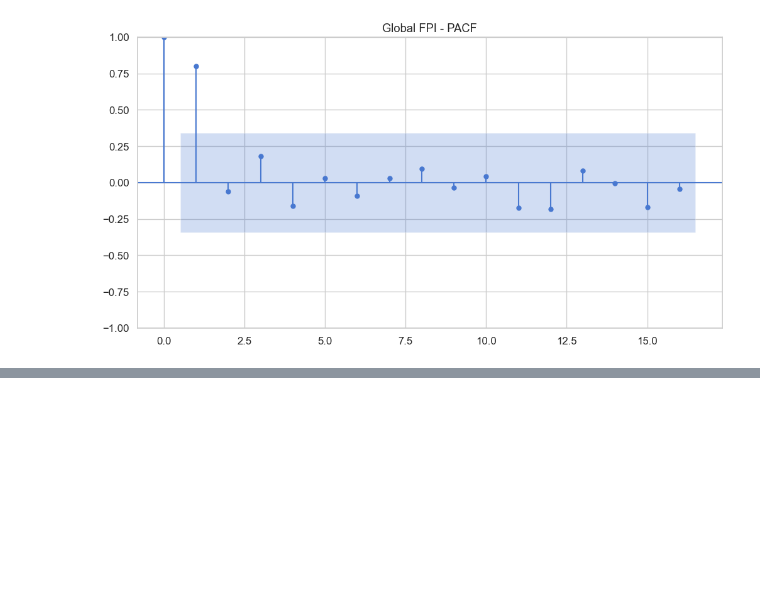
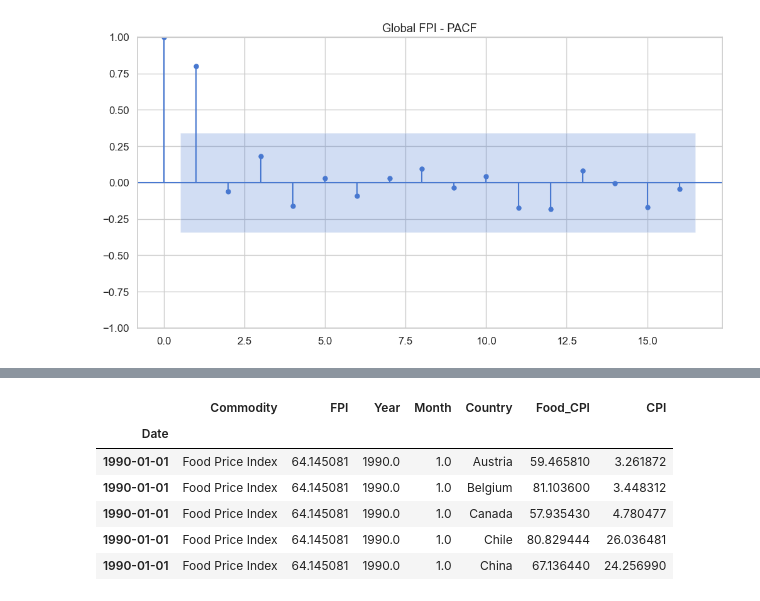
Before and after one commit to j-o-y-14/FOOD_PRICE_MONITOR, a Jupyter notebook: food.ipynb, the cells around one changed output, grey strips where cells are left out. Cells and saved outputs as stored; diff of their text form; code cells hidden in the pictures; blank space fills up the shorter version.

```diff
--- a/food.ipynb
+++ b/food.ipynb
@@ -467,0 +550,10 @@ plt.show()
+# %%
+# Fill remaining missing Food_CPI per country with median
+merged['Food_CPI'] = merged.groupby('Country')['Food_CPI'].transform(
+    lambda x: x.fillna(x.median())
+)
+
+# Fill remaining missing CPI per country with median
+merged['CPI'] = merged.groupby('Country')['CPI'].transform(
+    lambda x: x.fillna(x.median())
+)
@@ -467,0 +571,3 @@ plt.show()
+# %%
+merged['Food_CPI'] = merged['Food_CPI'].fillna(merged['Food_CPI'].median())
+merged['CPI'] = merged['CPI'].fillna(merged['CPI'].median())
@@ -467,0 +602,13 @@ plt.show()
+# %%
+# Keep only rows with a valid Date index
+merged = merged[merged.index.notna()]
+# %%
+merged.head()
+# %% [output]
+|  | Commodity | FPI | Year | Month | Country | Food_CPI | CPI |
+| Date |  |  |  |  |  |  |  |
+| 1990-01-01 | Food Price Index | 64.145081 | 1990.0 | 1.0 | Austria | 59.465810 | 3.261872 |
+| 1990-01-01 | Food Price Index | 64.145081 | 1990.0 | 1.0 | Belgium | 81.103600 | 3.448312 |
+| 1990-01-01 | Food Price Index | 64.145081 | 1990.0 | 1.0 | Canada | 57.935430 | 4.780477 |
+| 1990-01-01 | Food Price Index | 64.145081 | 1990.0 | 1.0 | Chile | 80.829444 | 26.036481 |
+| 1990-01-01 | Food Price Index | 64.145081 | 1990.0 | 1.0 | China | 67.136440 | 24.256990 |
```
Also changed, not shown: parts of 26 cells of this notebook, 1 other file.
